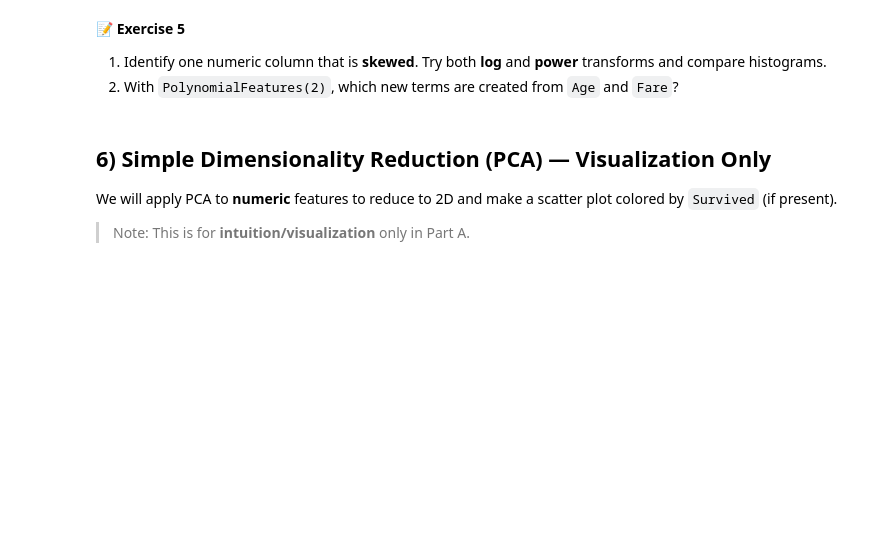
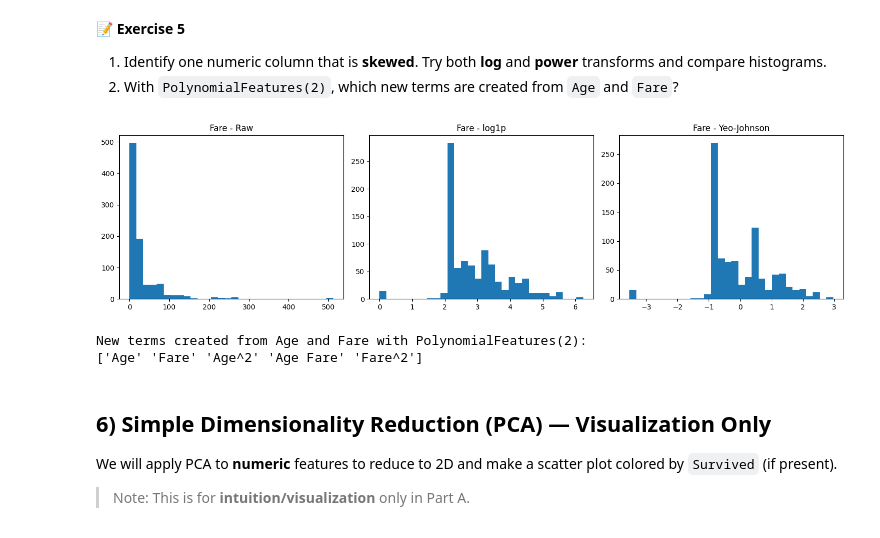
Before and after one commit to Likhith623/ML-LAB, a Jupyter notebook: LAB3_AP23110010253.ipynb, the cells around one changed output. Saved outputs shown, nothing was run; the diff lists cells and outputs as text; code cells hidden in the pictures; blank space fills up the shorter version.

```diff
--- a/LAB3_AP23110010253.ipynb
+++ b/LAB3_AP23110010253.ipynb
@@ -361,14 +378,31 @@ poly.get_feature_names_out(['Age','Fare'])[:6]
 1) Identify one numeric column that is **skewed**. Try both **log** and **power** transforms and compare histograms.
 2) With `PolynomialFeatures(2)`, which new terms are created from `Age` and `Fare`?
 # %%
-import numpy as np
-from sklearn.preprocessing import PowerTransformer
-fare_raw = df_imp['Fare'].dropna().values.reshape(-1,1)
-fare_log = np.log1p(fare_raw)
+# Exercise 5, 1)
+# Power transform (Yeo-Johnson)
+pt = PowerTransformer(method='yeo-johnson')
+fare_pt = pt.fit_transform(fare_raw)
 
+fig, axes = plt.subplots(1, 3, figsize=(15, 4))
+axes[0].hist(fare_raw.flatten(), bins=30)
+axes[0].set_title('Fare - Raw')
+axes[1].hist(fare_log.flatten(), bins=30)
+axes[1].set_title('Fare - log1p')
+axes[2].hist(fare_pt.flatten(), bins=30)
+axes[2].set_title('Fare - Yeo-Johnson')
+plt.tight_layout()
+plt.show()
+
+# Exercise 5, 2) With PolynomialFeatures(2), which new terms are created from Age and Fare?
+poly = PolynomialFeatures(degree=2, include_bias=False)
 af = df_imp[['Age','Fare']].dropna()
-pt = PowerTransformer(method='yeo-johnson')
-af_pt = pt.fit_transform(af)
+af_poly = poly.fit_transform(af[['Age','Fare']])
+print("\nNew terms created from Age and Fare with PolynomialFeatures(2):")
+print(poly.get_feature_names_out(['Age','Fare']))
+# %% [output]
+[figure, added]
+New terms created from Age and Fare with PolynomialFeatures(2):
+['Age' 'Fare' 'Age^2' 'Age Fare' 'Fare^2']
 # %% [markdown]
 ## 6) Simple Dimensionality Reduction (PCA) — Visualization Only
 
```
Also changed, not shown: parts of 13 cells of this notebook.
